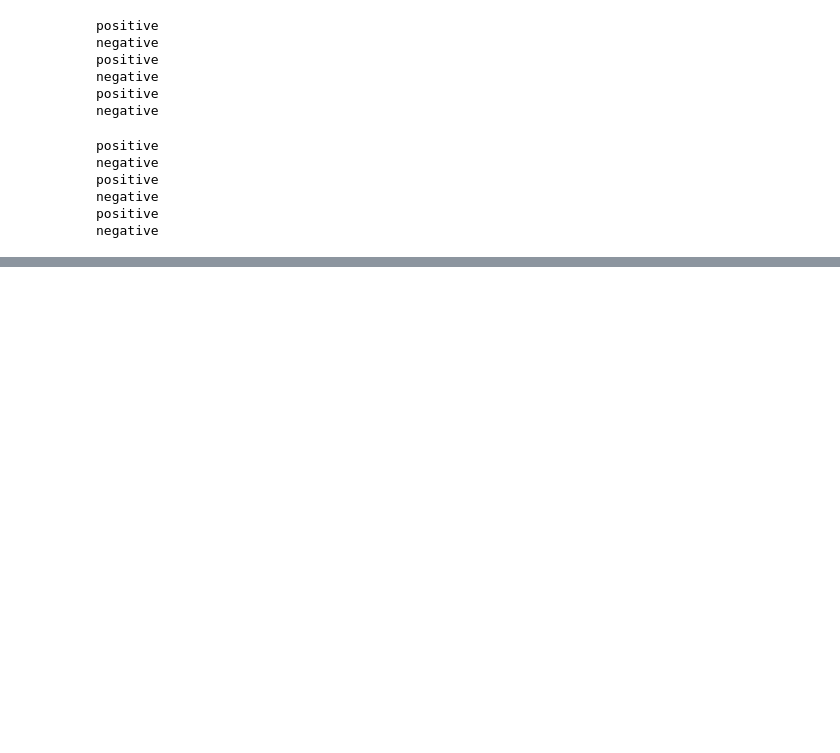
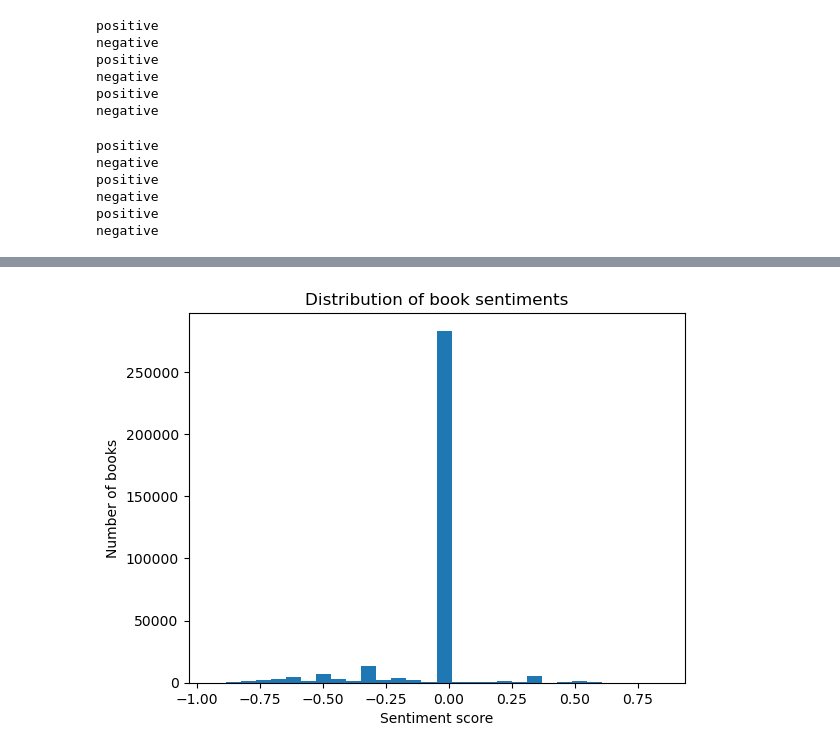
Before and after one commit to mihajlotesichg/Sentiment-analysis, a Jupyter notebook: Sentiment-Analysis.ipynb, the cells around one changed output, grey strips where cells are left out. Saved outputs shown, nothing was run; the diff lists cells and outputs as text; code cells hidden in the pictures; blank space fills up the shorter version.

```diff
--- a/Sentiment-Analysis.ipynb
+++ b/Sentiment-Analysis.ipynb
@@ -255,0 +492,7 @@ negative
+# %%
+for key in booksRatings:
+    for i in range(len(booksRatings[key])):
+        if int(booksRatings[key][i][1]) > 5 and int(booksRatings[key][i][1]) <= 10:
+            positive_ratings[key].append((str(booksRatings[key][i][0]), int(booksRatings[key][i][1])))
+        elif int(booksRatings[key][i][1]) <= 5 and int(booksRatings[key][i][1]) >= 0:
+            negative_ratings[key].append((str(booksRatings[key][i][0]), int(booksRatings[key][i][1])))
@@ -255,0 +501,7 @@ negative
+# %%
+cnt_positive = 0
+cnt_negative = 0
+for key in positive_ratings:
+    cnt_positive += len(positive_ratings[key])
+for key in negative_ratings:
+    cnt_negative += len(negative_ratings[key])
@@ -255,0 +510,8 @@ negative
+# %%
+cnt_pos_per_book = {}
+cnt_neg_per_book = {}
+
+for key in positive_ratings:
+    cnt_pos_per_book[key] = len(positive_ratings[key])
+for key in negative_ratings:
+    cnt_neg_per_book[key] = len(negative_ratings[key])
@@ -255,0 +620,9 @@ negative
+# %%
+sentiment_score_per_book = {}
+for key in cnt_per_book:
+    p = cnt_pos_per_book[key]
+    n = cnt_neg_per_book[key]
+    s = 0
+    if p != 0 and n != 0:
+        s = (p-n)/(p+n)
+    sentiment_score_per_book[key] = s
@@ -255,0 +647,8 @@ negative
+# %%
+plt.hist(list(sentiment_score_per_book.values()), bins=30)
+plt.xlabel('Sentiment score')
+plt.ylabel('Number of books')
+plt.title('Distribution of book sentiments')
+plt.show()
+# %% [output]
+[figure, added]
```
Also changed, not shown: parts of 59 cells of this notebook.
